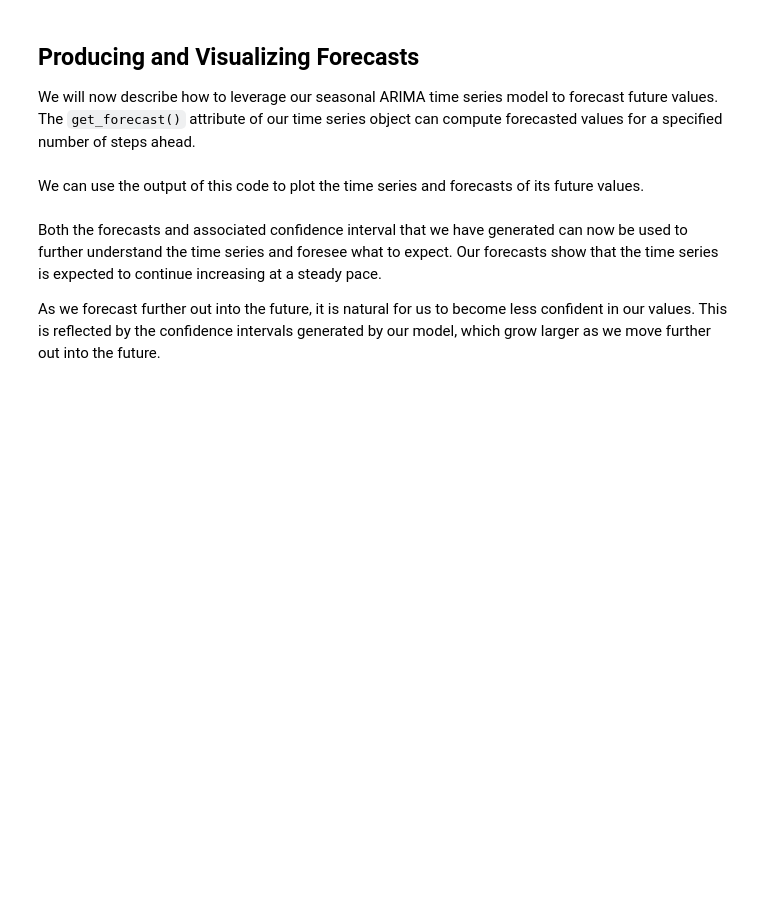
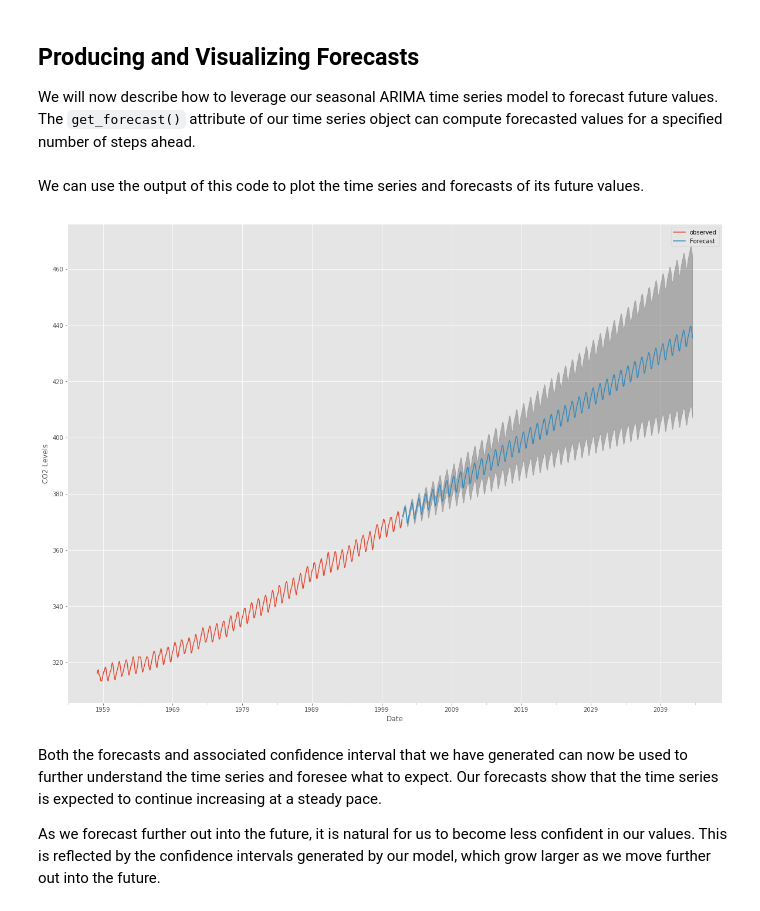
Before and after one commit to Neji128/dsc-sarima-models-lab-online-ds-pt-051319, a Jupyter notebook: index.ipynb, the cells around one changed output. Cells and saved outputs as stored; diff of their text form; code cells hidden in the pictures; blank space fills up the shorter version.

```diff
--- a/index.ipynb
+++ b/index.ipynb
@@ -379,8 +443,8 @@ Both the one-step ahead and dynamic forecasts confirm that this time series mode
 We will now describe how to leverage our seasonal ARIMA time series model to forecast future values. The `get_forecast()` attribute of our time series object can compute forecasted values for a specified number of steps ahead.
 # %%
 # Get forecast 500 steps ahead in future
-prediction = None
+prediction = output.get_forecast(steps=500)
 # Get confidence intervals of forecasts
-pred_conf = None
+pred_conf = prediction.conf_int()
 # %% [markdown]
 We can use the output of this code to plot the time series and forecasts of its future values.
@@ -389,3 +451,17 @@ We can use the output of this code to plot the time series and forecasts of its
+# %%
+# Plot future predictions with confidence intervals
+ax = CO2.plot(label='observed', figsize=(20, 15))
+prediction.predicted_mean.plot(ax=ax, label='Forecast')
+ax.fill_between(pred_conf.index,
+                pred_conf.iloc[:, 0],
+                pred_conf.iloc[:, 1], color='k', alpha=.25)
+ax.set_xlabel('Date')
+ax.set_ylabel('CO2 Levels')
+
+plt.legend()
+plt.show()
+# %% [output]
+[figure, added]
 # %% [markdown]
 Both the forecasts and associated confidence interval that we have generated can now be used to further understand the time series and foresee what to expect. Our forecasts show that the time series is expected to continue increasing at a steady pace.
 
```
Also changed, not shown: parts of 5 cells of this notebook.
